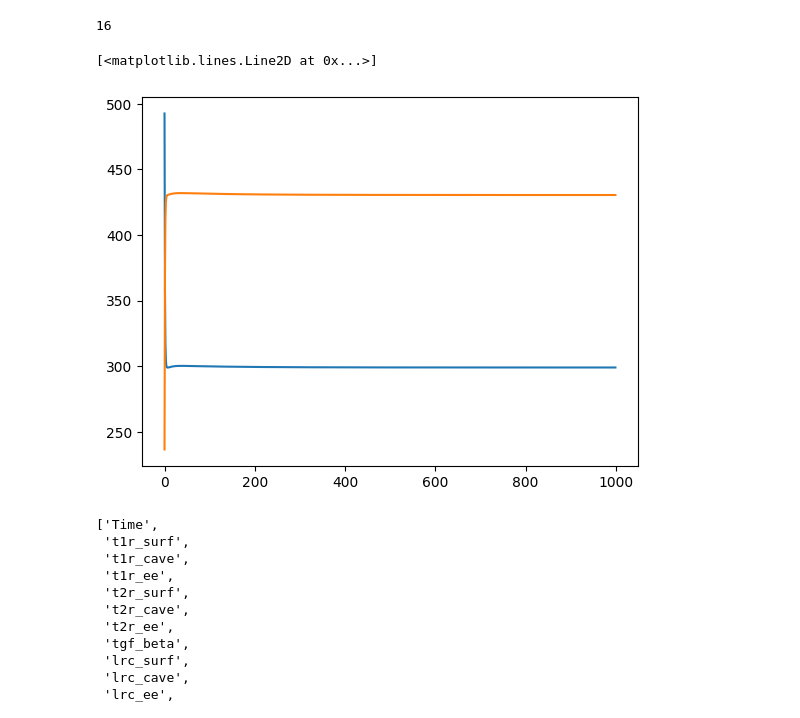
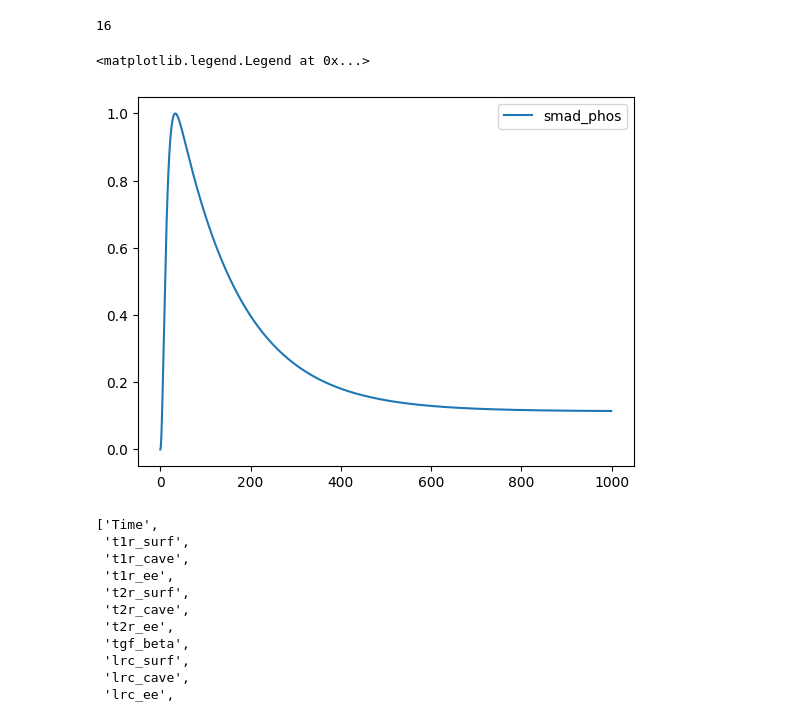
Before and after one commit to js134711/stochpy, a Jupyter notebook: pysces/simulations.ipynb, the cells around one changed output. Drawn from its saved outputs; the diff is of its cells as text; code cells hidden in the pictures.

```diff
--- a/pysces/simulations.ipynb
+++ b/pysces/simulations.ipynb
@@ -90,11 +92,11 @@ labels.index('smad_comp_nuc')
 # %% [output]
 16
 # %%
-plt.plot(simdata[:,11])
-plt.plot(simdata[:,12])
+plt.plot((simdata[:,15]+simdata[:,16])/np.max(simdata[:,15]+simdata[:,16]),label='smad_phos')
+plt.legend()
 # %% [output]
-[<matplotlib.lines.Line2D at 0x...>]
+<matplotlib.legend.Legend at 0x...>
-[figure, old version]
+[figure, new version]
 # %%
 labels
 # %% [output]
```
Also changed, not shown: parts of 4 cells of this notebook, 1 other file.
